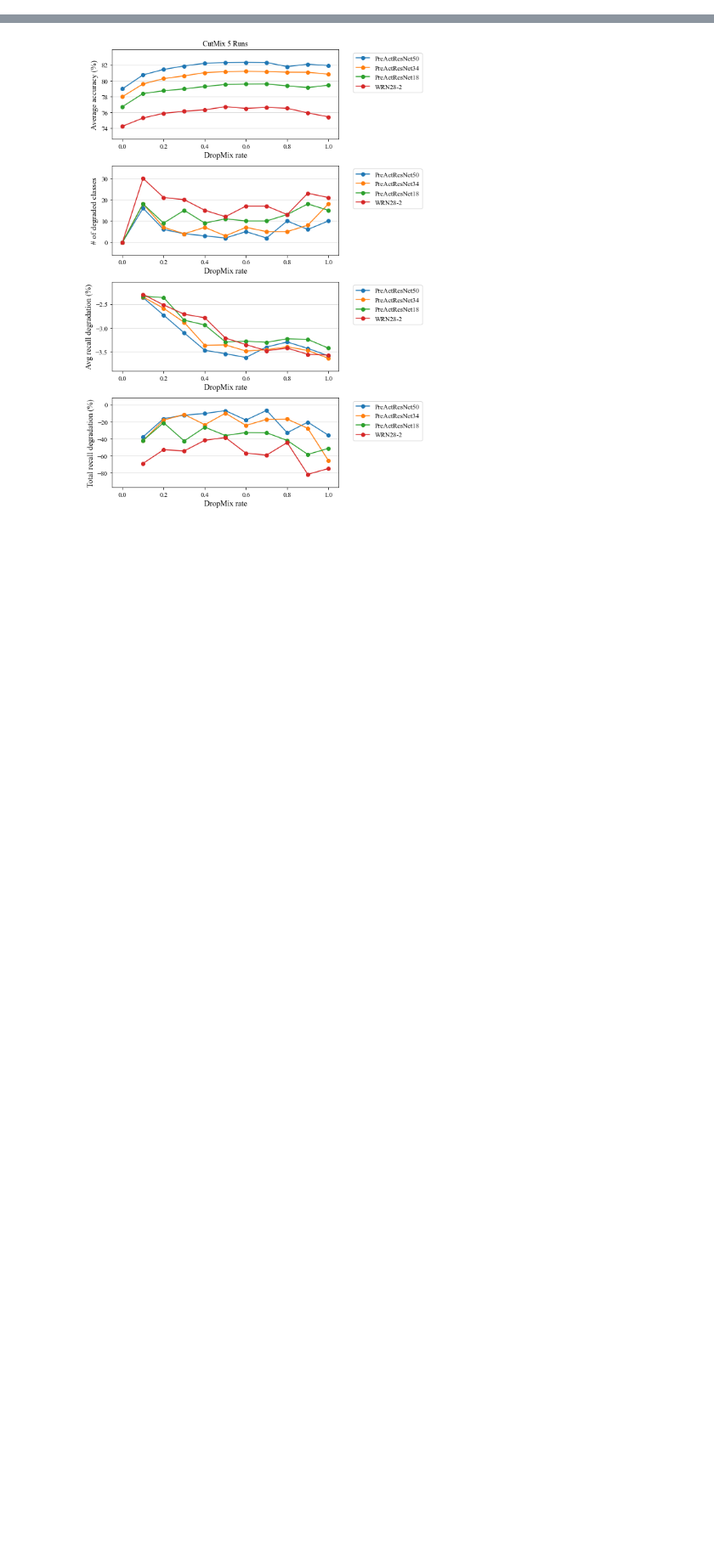
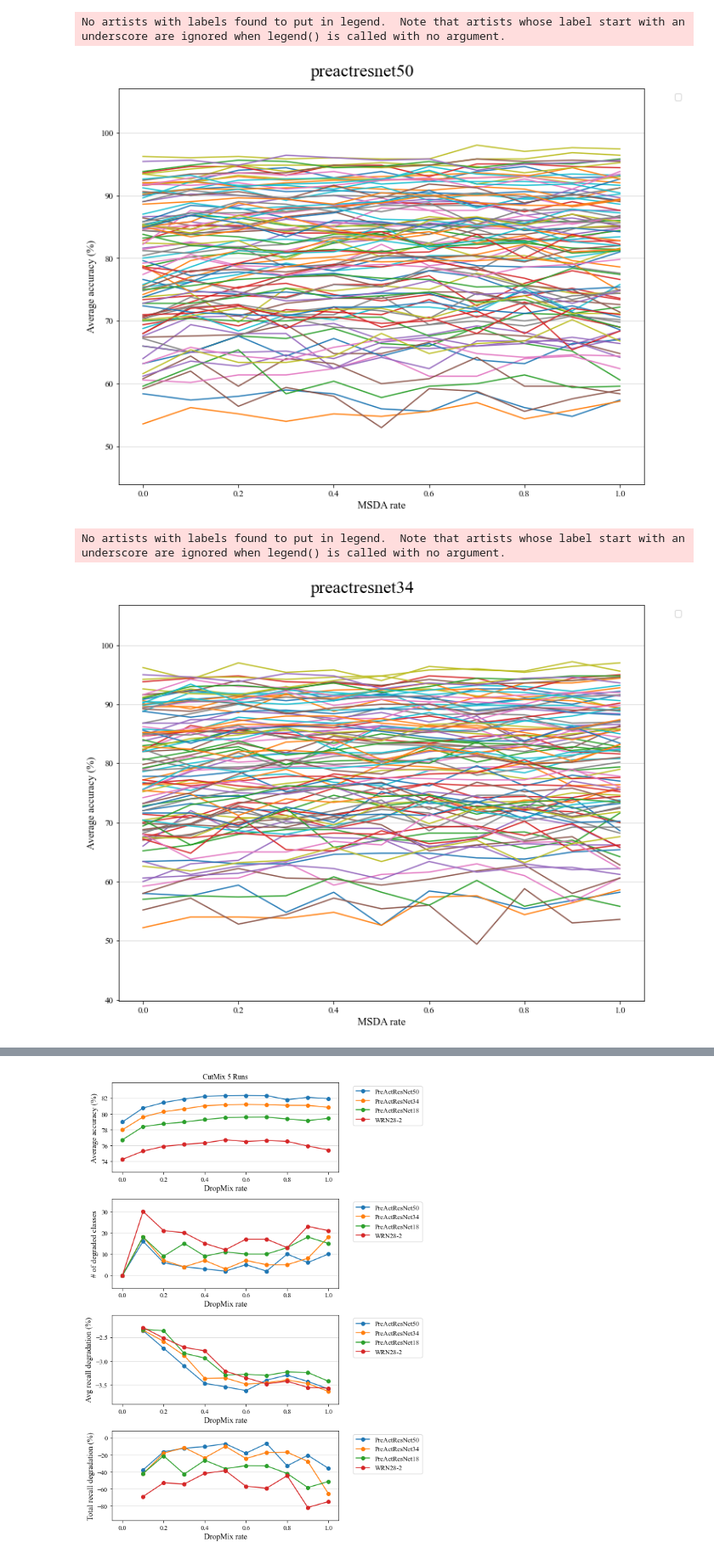
Before and after one commit to Neonsign247/Mixup_imagenet_exp, a Jupyter notebook: Untitled.ipynb, the cells around one changed output, grey strips where cells are left out. Shown at 85% size. Saved outputs shown, nothing was run; the diff lists cells and outputs as text; code cells hidden in the pictures; blank space fills up the shorter version.

```diff
--- a/Untitled.ipynb
+++ b/Untitled.ipynb
@@ -16,0 +25,66 @@ dropout = False
+# %%
+#wrn28_2 plot
+# puzzlemix analysis
+number_seeds = 5
+number_probs = 11
+number_classes = 100
+
+lim = [-0.05, 1.05]
+size = 11
+x_s = np.arange(11)/10
+
+
+for arch in ['resnet56', 'wrn28_2', 'preactresnet18', 'preactresnet34', 'preactresnet50'][::-1]:
+    fig = plt.figure(figsize=(10,8), facecolor='white')
+    fig.suptitle(arch, fontsize=size * 2)
+
+#     for method in ['puzzlemix', 'cutmix', 'mixup']:
+    for method in ['mixup']:
+        correct_classes_all = np.load(os.path.join('npy' , method + "_" + arch + '.npy'))
+
+        degr_cls = [None]
+        recall_degr = [None]
+        total_degr = [None]
+        avg_cls = np.mean(correct_classes_all, axis=(1))
+        for i in range(1, 11):
+            degr_cls.append(np.sum(avg_cls[0] > avg_cls[i]))
+            delta = avg_cls[i] - avg_cls[0]
+            recall_degr.append(np.mean(delta[delta < 0]))
+            total_degr.append(np.sum(delta[delta < 0]))
+
+        correct_classes_mean = np.mean(correct_classes_all, axis=1)
+
+        plt.ylabel('Average accuracy (%)', fontsize=size+2)
+        plt.xlabel('MSDA rate', fontsize=size+2)
+
+        plt.grid(True, axis='y', alpha = 0.5)
+        plt.xlim(lim)
+        # plt.ylim([75.75, 78.2])
+        plt.xticks(fontsize=size)
+        plt.yticks(fontsize=size)
+        plt.margins(0.2)
+
+        plt.tight_layout()
+
+        # plot variance
+    #     plt.fill_between()
+
+#         plt.plot(x_s, np.mean(correct_classes_mean, axis=1), '-o', label=method)
+        for i in range(num_classes):
+            plt.plot(x_s, correct_classes_mean[:,i])
+        total_acc = np.mean(correct_classes_all, axis=2)
+    #     x = []
+    #     y = []
+    #     for i, j in enumerate(total_acc):
+    #         x += [i/10] * len(j)
+    #         y += j.tolist()
+    #     plt.scatter(x, y)
+        plt.legend(bbox_to_anchor=(1.05, 1.0), loc='upper left',fontsize=size)
+
+
+    plt.show()
+# %% [output]
+No artists with labels found to put in legend.  Note that artists whose label start with an underscore are ignored when legend() is called with no argument.
+[figure, added]
+No artists with labels found to put in legend.  Note that artists whose label start with an underscore are ignored when legend() is called with no argument.
+[figure, added]
```
Also changed, not shown: parts of 20 cells of this notebook, 2 other files.
